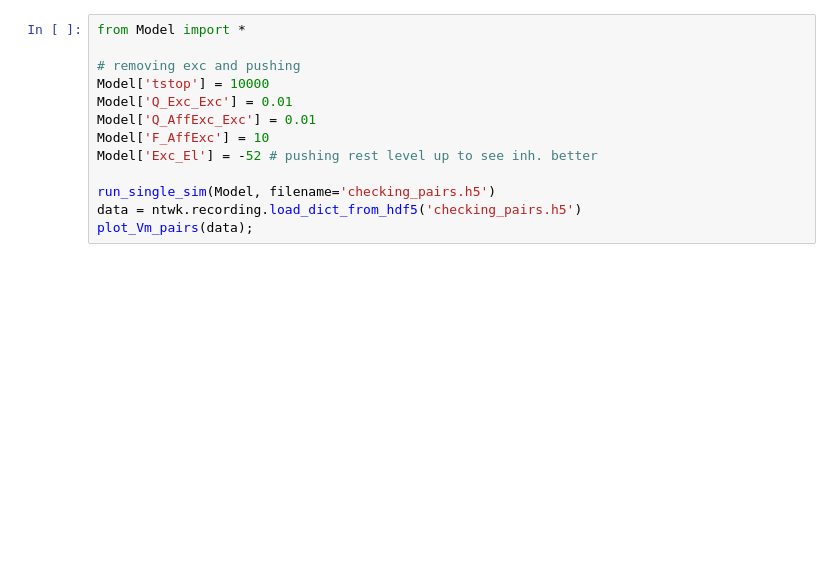
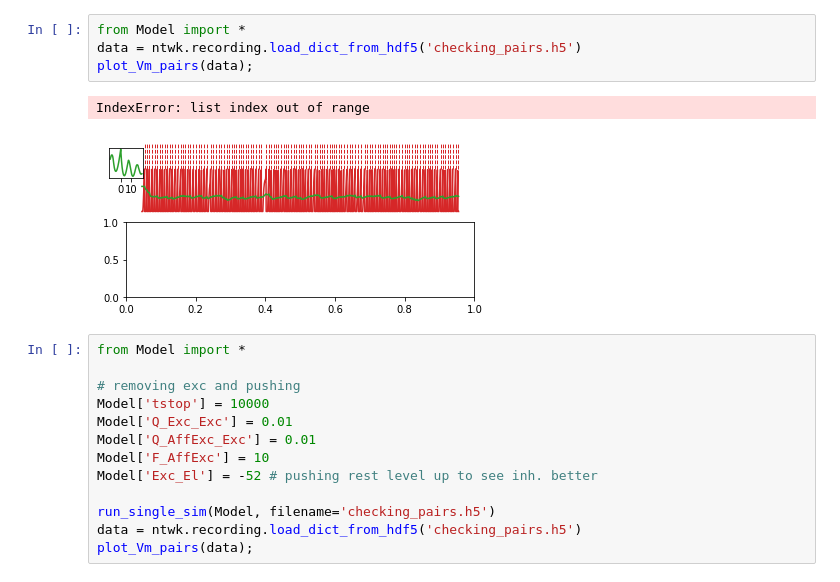
Before and after one commit to yzerlaut/CB1_ntwk_modeling, a Jupyter notebook: notebook.ipynb, the cells around one changed output. Cells and saved outputs as stored; diff of their text form; blank space fills up the shorter version.

```diff
--- a/notebook.ipynb
+++ b/notebook.ipynb
@@ -1,3 +26,10 @@
+# %%
+from Model import *
+data = ntwk.recording.load_dict_from_hdf5('checking_pairs.h5')
+plot_Vm_pairs(data);
+# %% [output]
+IndexError: list index out of range
+[figure, added]
 # %%
 from Model import *
 
```
Also changed, not shown: parts of 2 cells of this notebook, 4 other files.
